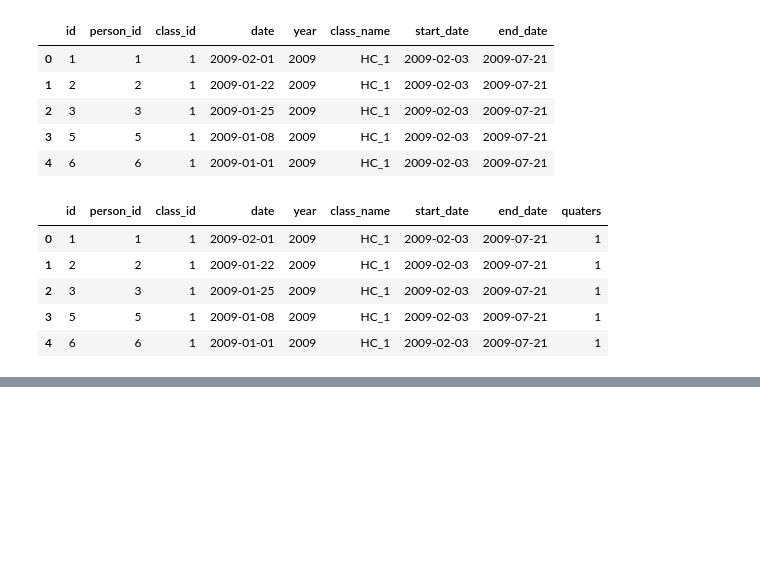
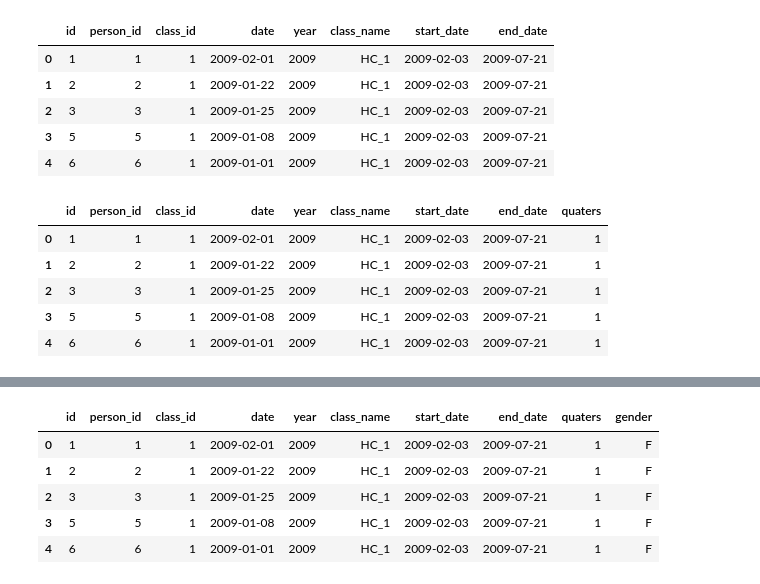
Before and after one commit to SamNgigi/ms_data_engineer_assessment, a Jupyter notebook: solution/solution.ipynb, the cells around one changed output, grey strips where cells are left out. Saved outputs shown, nothing was run; the diff lists cells and outputs as text; code cells hidden in the pictures; blank space fills up the shorter version.

```diff
--- a/solution/solution.ipynb
+++ b/solution/solution.ipynb
@@ -382,3 +382,19 @@ application_df = applications_sql.get_df()
+# %%
+applications_sql = ApplicationsSql()
+application_df = applications_sql.get_df()
+
+admissions_sql = AdmissionsSql()
+admissions_df = admissions_sql.get_df()
+
+outcomes_sql = OutcomesSql()
+outcomes_df = outcomes_sql.get_df()
+
+class_sql = ClassesSql()
+classes_df = class_sql.get_df()
+
+
+peoples_sql = PeopleSql()
+peoples_df = peoples_sql.get_df()
 # %%
 application_df
 # %% [output]
@@ -486,7 +492,7 @@ out_class.head()
 | 4 | 5 | 283 | 1 | HC_1 | 2009-07-21 |
 # %%
 class_applications = pd.merge(
-    application_df, class_df.drop('code', axis=1), how='inner', on='class_id')
+    application_df, classes_df.drop('code', axis=1), how='inner', on='class_id')
 class_applications.head()
 # %% [output]
 |  | id | person_id | class_id | date | year | class_name | start_date | end_date |
@@ -508,0 +681,3 @@ class_applications.head()
+# %%
+peoples_df.rename(columns={'id':'person_id'}, inplace=True)
+peoples_df.head()
@@ -508,0 +691,10 @@ class_applications.head()
+# %%
+class_applications = pd.merge(class_applications, peoples_df[['person_id','gender']], how='inner', on='person_id')
+class_applications.head()
+# %% [output]
+|  | id | person_id | class_id | date | year | class_name | start_date | end_date | quaters | gender |
+| 0 | 1 | 1 | 1 | 2009-02-01 | 2009 | HC_1 | 2009-02-03 | 2009-07-21 | 1 | F |
+| 1 | 2 | 2 | 1 | 2009-01-22 | 2009 | HC_1 | 2009-02-03 | 2009-07-21 | 1 | F |
+| 2 | 3 | 3 | 1 | 2009-01-25 | 2009 | HC_1 | 2009-02-03 | 2009-07-21 | 1 | F |
+| 3 | 5 | 5 | 1 | 2009-01-08 | 2009 | HC_1 | 2009-02-03 | 2009-07-21 | 1 | F |
+| 4 | 6 | 6 | 1 | 2009-01-01 | 2009 | HC_1 | 2009-02-03 | 2009-07-21 | 1 | F |
```
Also changed, not shown: parts of 26 cells of this notebook, 4 other files.
